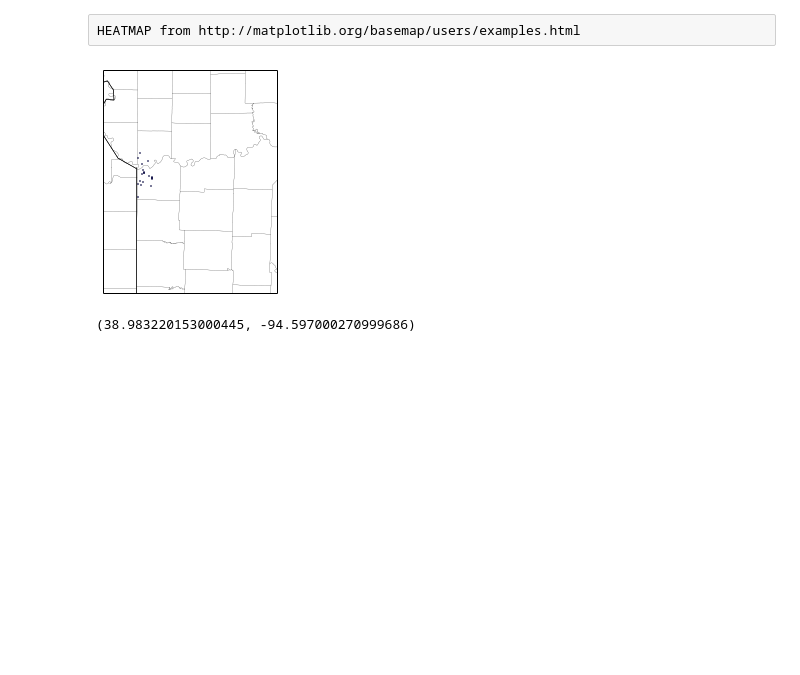
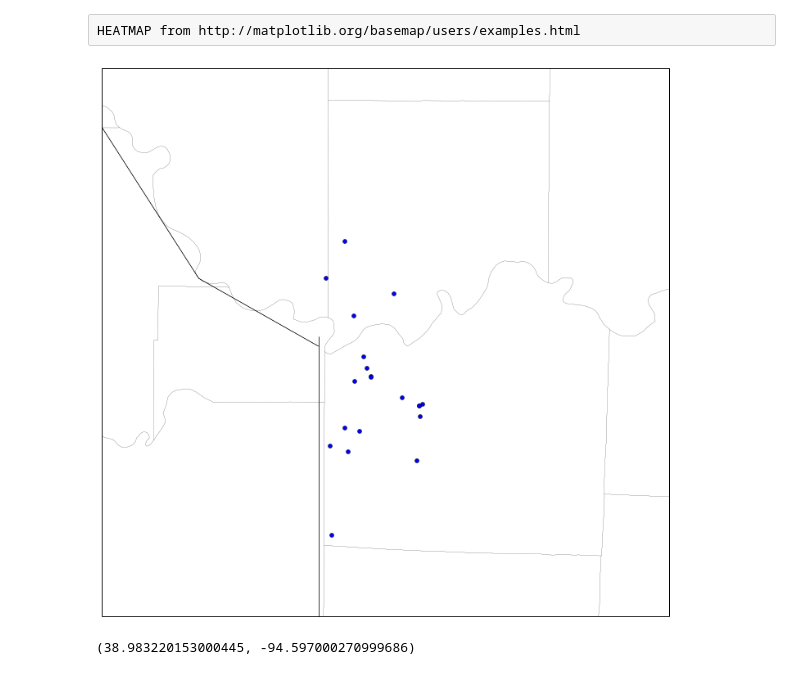
Before and after one commit to nikisix/kcData, a Jupyter notebook: 311/learn.ipynb, the cells around one changed output. Cells and saved outputs as stored; diff of their text form; code cells hidden in the pictures; blank space fills up the shorter version.

```diff
--- a/311/learn.ipynb
+++ b/311/learn.ipynb
@@ -91,26 +91,25 @@ d2 = pd.DataFrame(d2,columns=['creation_date', 'closed_date', 'latitude', 'longi
 # %%
 from mpl_toolkits.basemap import Basemap
 import matplotlib.pyplot as plt
 import numpy as np
 
-# make sure the value of resolution is a lowercase L,
-#  for 'low', not a numeral 1
+plt.figure(figsize=(24,12))
 map = Basemap(projection='merc', lat_0=39, lon_0=-94,
     resolution = 'l', area_thresh = 3000.0,
-    llcrnrlon=-95, llcrnrlat=38,
-    urcrnrlon=-93, urcrnrlat=40)
+    llcrnrlon=-95, llcrnrlat=38.75,
+    urcrnrlon=-94, urcrnrlat=39.5)
 
 map.drawcounties()
 map.drawstates()
 
 lons = d2.longitude.values
 lats = d2.latitude.values
 x,y = map(lons, lats)
-map.plot(x, y, 'bo', markersize=1)
+map.plot(x, y, 'bo', markersize=5)
 
 plt.show()
 # %% [output]
-[figure, old version]
+[figure, new version]
 # %%
 d2.latitude[1], d2.longitude[1]
 # %% [output]
```
